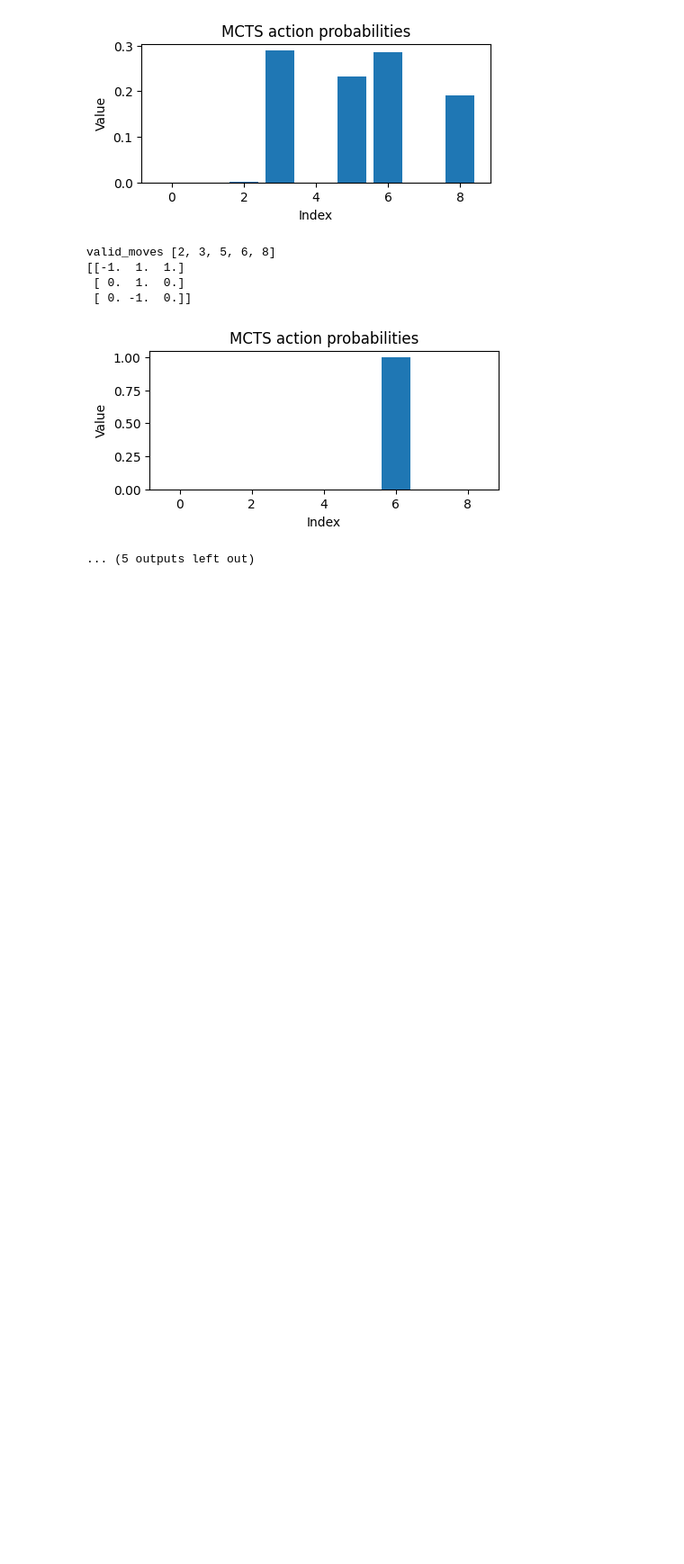
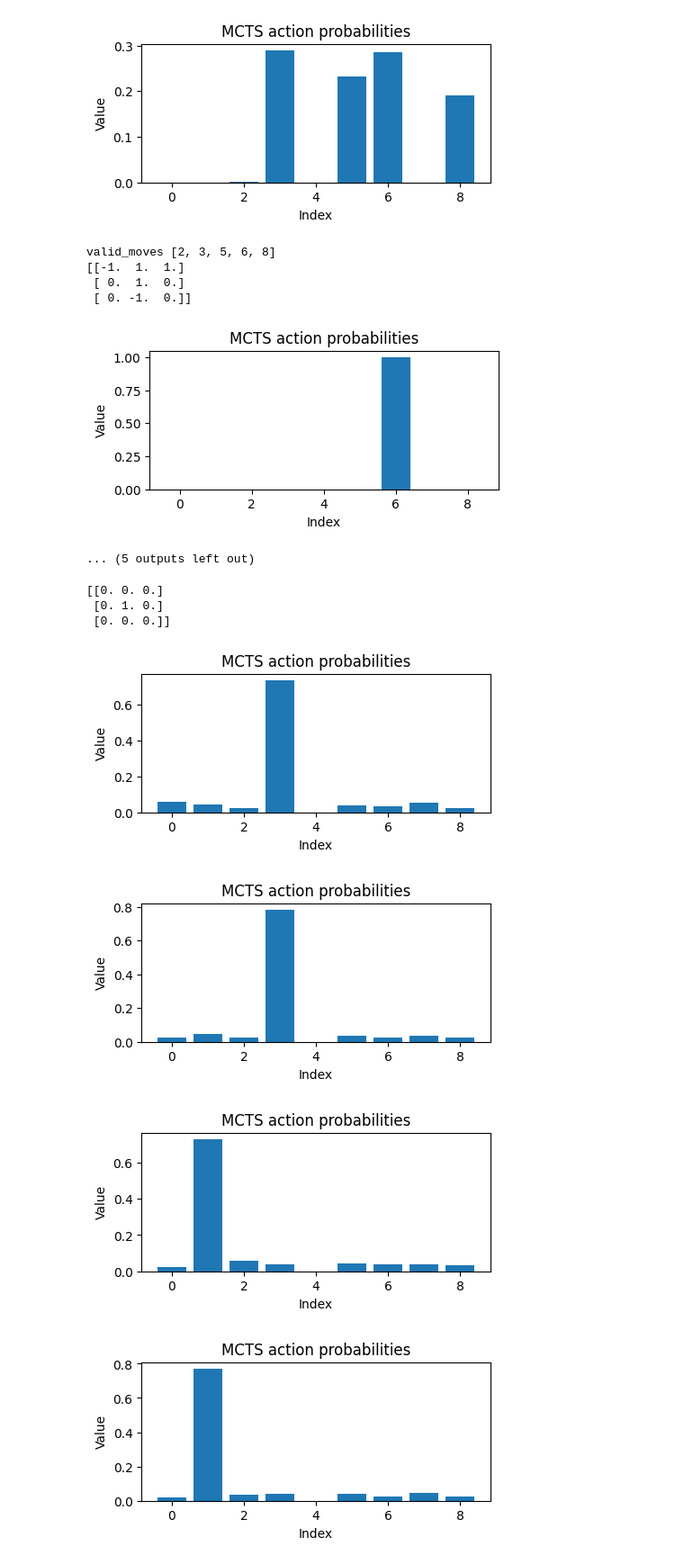
Before and after one commit to slatteryjim/AlphaZeroFromScratch, a Jupyter notebook: 1.TicTacToe.ipynb, the cells around one changed output. Shown: that part at 90% size. Drawn from its saved outputs; the diff is of its cells as text; code cells hidden in the pictures; blank space fills up the shorter version.

Commit message:
Hmm, is there some bug in the MCTS search?
why is it so inconsistent when evaluating the same state?
It seems to lock in on one random action.

```diff
--- a/1.TicTacToe.ipynb
+++ b/1.TicTacToe.ipynb
@@ -249,3 +249,33 @@ valid_moves [2, 3, 5, 6, 8]
  [ 0. -1.  0.]]
 [figure]
 ... (5 outputs left out)
+# %%
+for i in range(5):
+    tictactoe = TicTacToe()
+    player = 1
+
+    mcts = MCTS(tictactoe, {
+        'C': 1, #1.41,
+        'num_searches': 100000
+    })
+
+    state = tictactoe.get_initial_state()
+
+    # move to center
+    action = 4
+    state = tictactoe.get_next_state(state, action, player)
+
+    # calculate the move probabilities
+    neutral_state = tictactoe.change_perspective(state, player)
+    mcts_probs = mcts.search(neutral_state)
+    if i == 0:
+        print(state)
+    plot_array(mcts_probs, "MCTS action probabilities")
+# %% [output]
+[[0. 0. 0.]
+ [0. 1. 0.]
+ [0. 0. 0.]]
+[figure, added]
+[figure, added]
+[figure, added]
+[figure, added]
```
Also changed, not shown: parts of 1 cell of this notebook.
